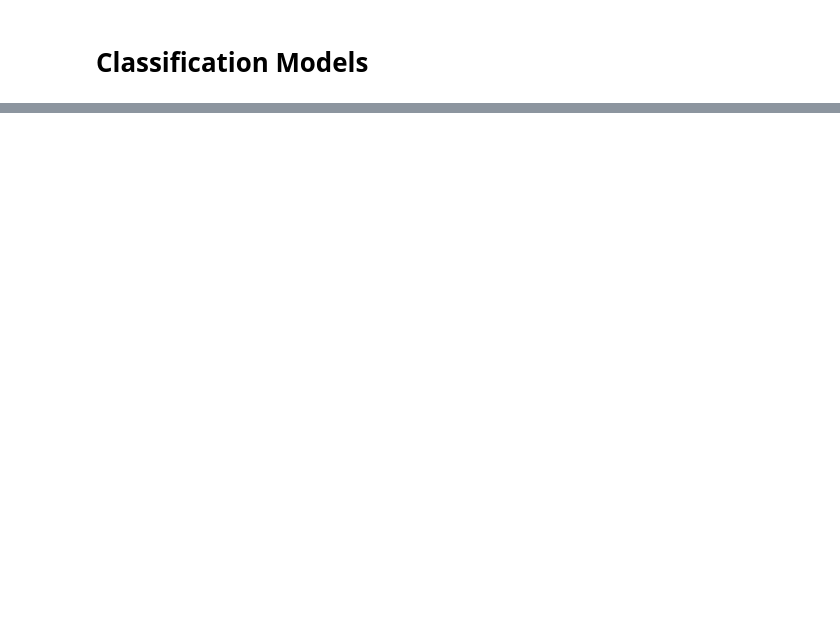
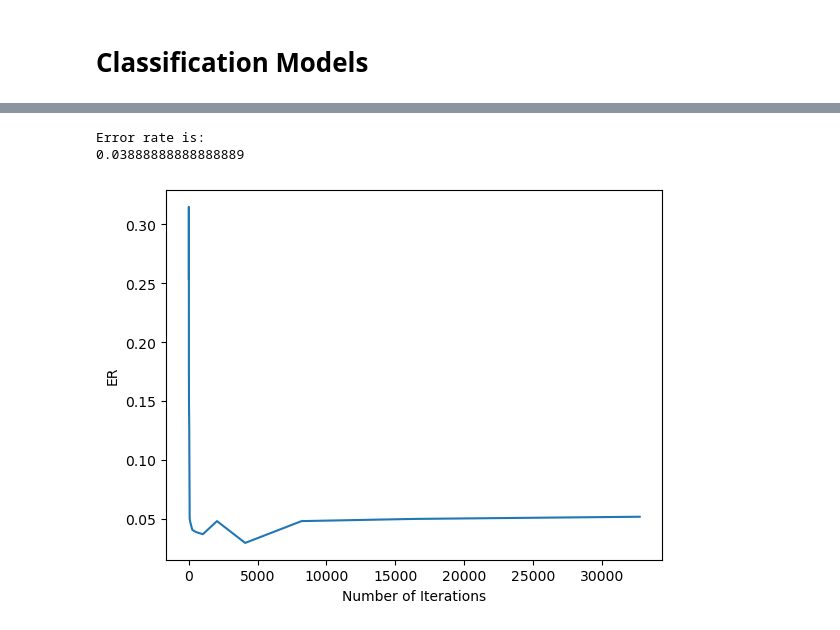
Before and after one commit to MathiasD-P/ECSE_551_A1, a Jupyter notebook: classification.ipynb, the cells around one changed output, grey strips where cells are left out. Drawn from its saved outputs; the diff is of its cells as text; code cells hidden in the pictures; blank space fills up the shorter version.

```diff
--- a/classification.ipynb
+++ b/classification.ipynb
@@ -217,0 +177,27 @@ Error Rate:
+# %%
+# Final training
+my_SVM = MulticlassSVM(0.0009765625, 1.9285714285714284, 5000)
+my_SVM.fit(Xtrain, ytrain)
+# %%
+# Test model
+print("Error rate is:")
+print(np.sum(my_SVM.predict(Xtest) != ytest) / np.size(ytest))
+# %% [output]
+Error rate is:
+0.03888888888888889
+# %%
+# Evaluate impact of number of iterations
+N = 2 ** np.arange(1, 16)
+ER = np.zeros(np.shape(N))
+
+for i in range(0, len(N)):
+    my_SVM = MulticlassSVM(0.0009765625, 1.9285714285714284, N[i])
+    my_SVM.fit(Xtrain1, ytrain1)
+    ER[i] = np.sum(my_SVM.predict(Xtest) != ytest) / np.size(ytest)
+
+plt.plot(N, ER)
+plt.ylabel("ER")
+plt.xlabel("Number of Iterations")
+plt.show()
+# %% [output]
+[figure, added]
```
Also changed, not shown: parts of 15 cells of this notebook.
